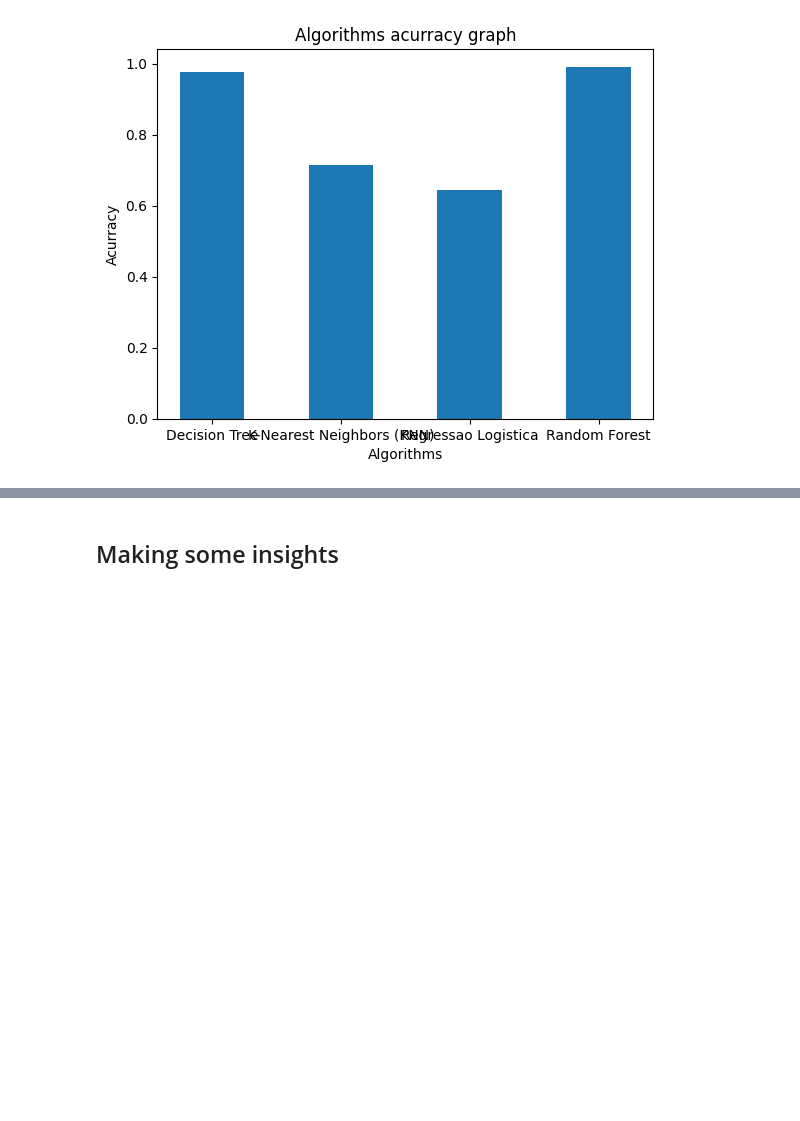
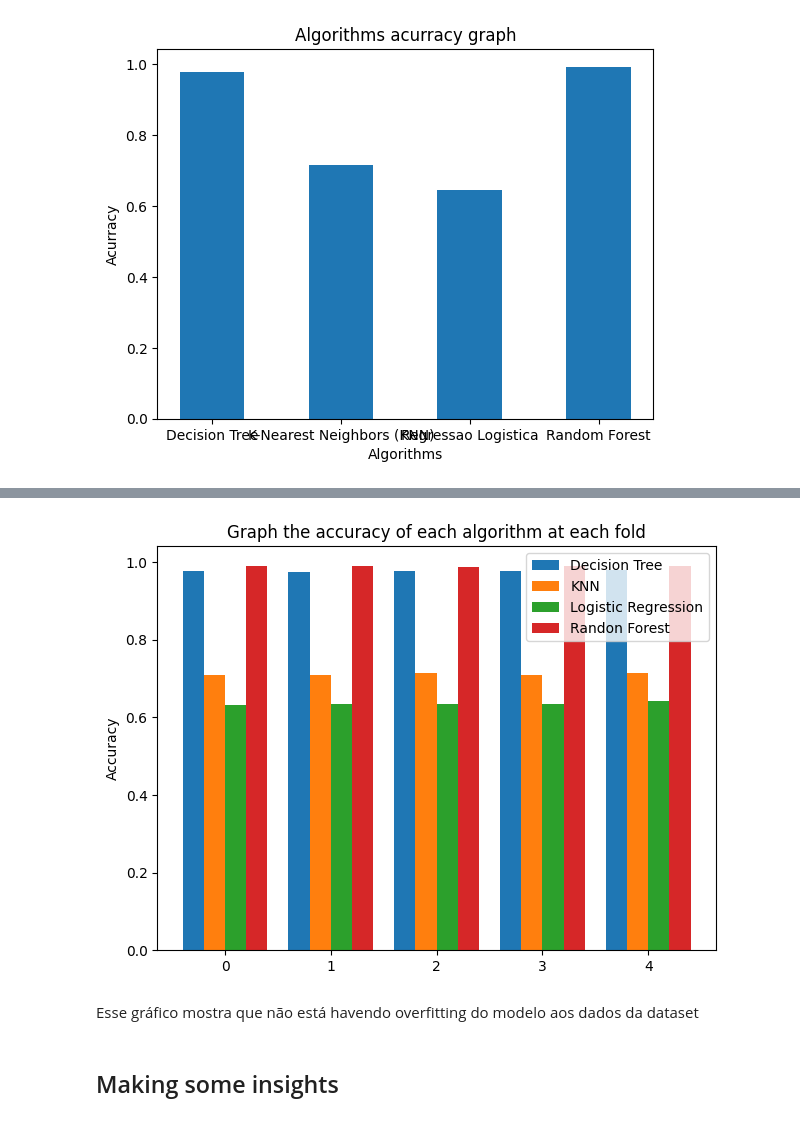
Before and after one commit to iTzFabregas/mushroom-poisoning-detection, a Jupyter notebook: detection.ipynb, the cells around one changed output, grey strips where cells are left out. Cells and saved outputs as stored; diff of their text form; code cells hidden in the pictures; blank space fills up the shorter version.

Commit message:
feat: add the cross validation for each algorithm

```diff
--- a/detection.ipynb
+++ b/detection.ipynb
@@ -357,0 +373,20 @@ plt.show()
+# %%
+kf = StratifiedKFold(n_splits=5, shuffle=True)
+# %%
+results = []
+
+for fold, (train_index, test_index) in enumerate(kf.split(dataframe, labels)):
+    train = dataframe.iloc[train_index]
+    train_labels = labels.iloc[train_index]
+
+    test = dataframe.iloc[test_index]
+    test_labels = labels.iloc[test_index]
+
+    for alg_name, alg_run in alg_runner.items():
+        alg_run.fit(train, train_labels)
+        predict = alg_run.predict(test)
+        acc = accuracy_score(test_labels, predict)
+        results.append([alg_name, fold, acc])
+
+df_results = pd.DataFrame(results, columns=['algorithm', 'fold', 'accuracy'])
+df_results
@@ -358,3 +411,49 @@ plt.show()
+# %%
+import matplotlib.pyplot as plt
+import numpy as np
+
+x_labels = list(set([data[1] for data in results]))
+data1 = [data[2] for data in results if data[0] == 'decision_tree']
+data2 = [data[2] for data in results if data[0] == 'KNN']
+data3 = [data[2] for data in results if data[0] == 'log_reg']
+data4 = [data[2] for data in results if data[0] == 'random_forest']
+
+x = np.arange(len(x_labels))
+width = 0.2
+
+fig, ax = plt.subplots()
+
+rects1 = ax.bar(x - 1.5*width, data1, width, label='Decision Tree')
+rects2 = ax.bar(x - 0.5*width, data2, width, label='KNN')
+rects3 = ax.bar(x + 0.5*width, data3, width, label='Logistic Regression')
+rects4 = ax.bar(x + 1.5*width, data4, width, label='Randon Forest')
+
+ax.set_ylabel('Accuracy')
+ax.set_title('Graph the accuracy of each algorithm at each fold')
+ax.set_xticks(x)
+ax.set_xticklabels(x_labels)
+ax.legend()
+
+# def autolabel(rects):
+#     for rect in rects:
+#         height = rect.get_height()
+#         ax.annotate(f'{height}',
+#                     xy=(rect.get_x() + rect.get_width() / 2, height),
+#                     xytext=(0, 3),  # 3 pontos de deslocamento vertical
+#                     textcoords="offset points",
+#                     ha='center', va='bottom')
+
+# autolabel(rects1)
+# autolabel(rects2)
+# autolabel(rects3)
+# autolabel(rects4)
+
+fig.tight_layout()
+plt.show()
+# %% [output]
+[figure, added]
+# %% [markdown]
+Esse gráfico mostra que não está havendo overfitting do modelo aos dados da dataset
 # %% [markdown]
 ## Making some insights
 # %%
```
Also changed, not shown: parts of 10 cells of this notebook.
